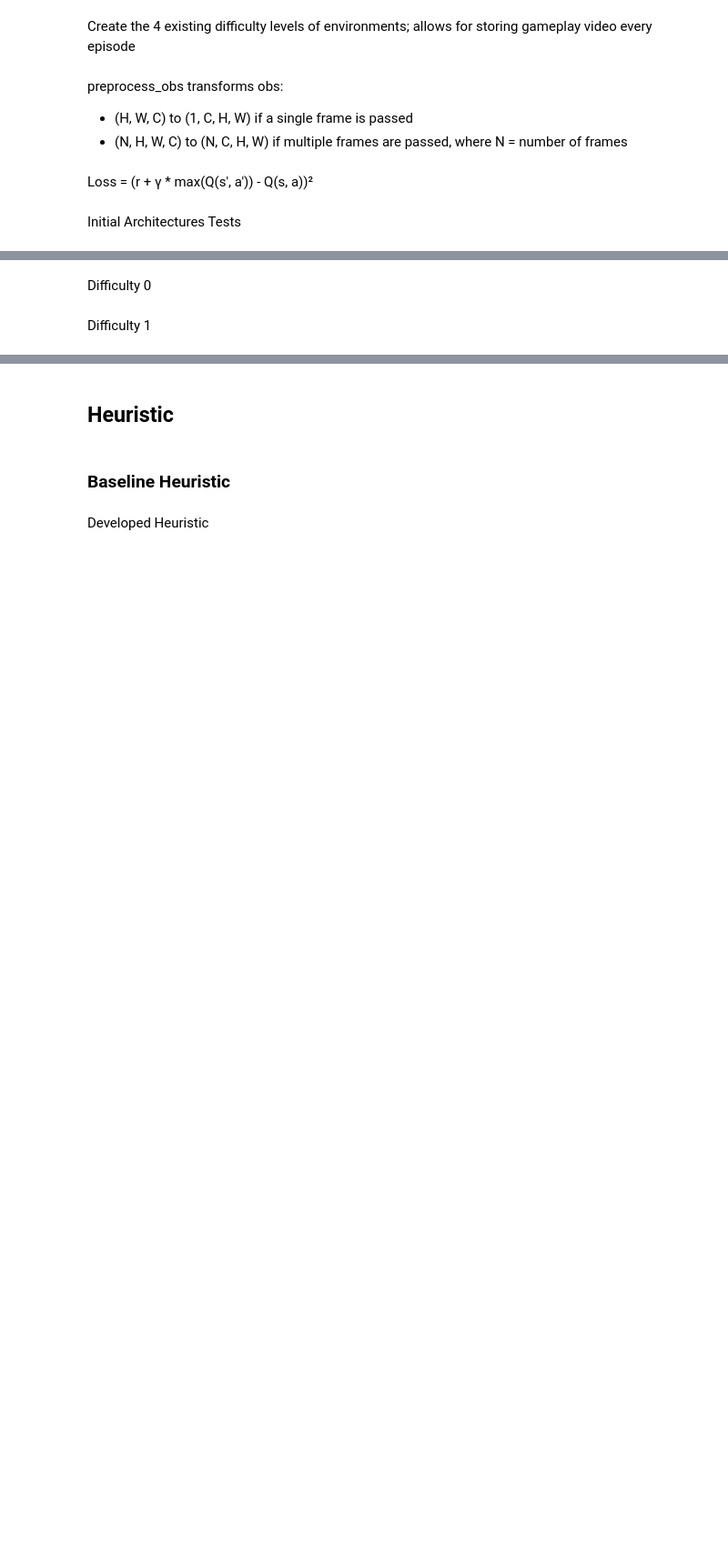
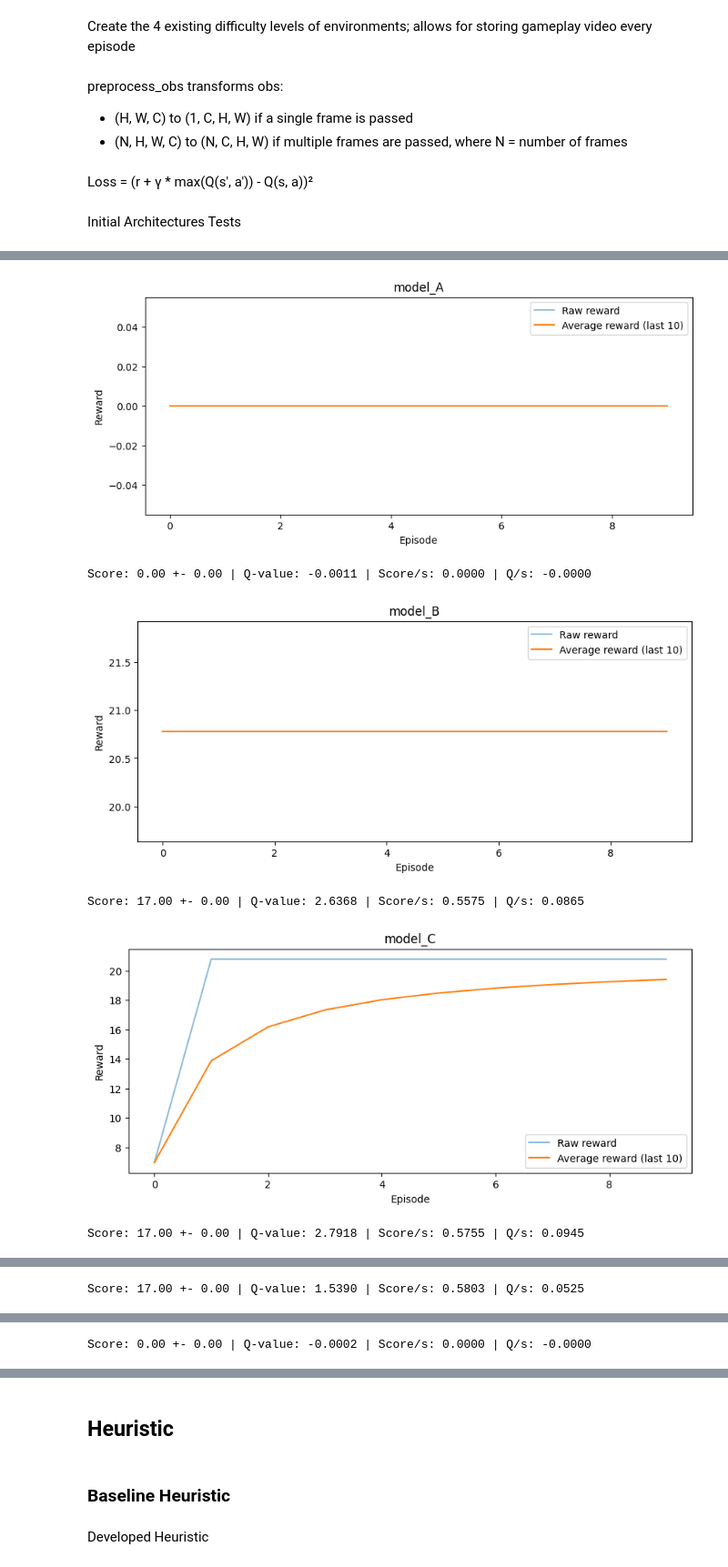
Before and after one commit to rarosilva/DL_Proj2, a Jupyter notebook: tasks/task1.ipynb, the cells around one changed output, grey strips where cells are left out. Shown at 91% size. Drawn from its saved outputs; the diff is of its cells as text; code cells hidden in the pictures; blank space fills up the shorter version.

```diff
--- a/tasks/task1.ipynb
+++ b/tasks/task1.ipynb
@@ -224,18 +210,33 @@ Results
-# %% [markdown]
-Difficulty 0
-# %%
-for gamma in [0.99, 0.95]:
-  for n_frames in [4, 2, 1]:
-    for lr in [1e-3, 1e-4, 1e-5]:
-      dqn = DQN(n_actions=2, n_frames=n_frames).to(device)
-      optimizer = optim.Adam(dqn.parameters(), lr=LR)
-      train(dqn, optimizer, n_episodes=100, difficulty=0, gamma=gamma, n_frames=n_frames, name=f"model_diff=0_gamma={gamma}_n_frames={n_frames}_gamma={gamma}_lr={lr}")
-# %% [markdown]
-Difficulty 1
-# %%
-for gamma in [0.99, 0.95, 0.90]:
-  for n_frames in [4, 2, 1]:
-    for lr in [1e-3, 1e-4, 1e-5]:
-      dqn = DQN(n_actions=2, n_frames=n_frames).to(device)
-      optimizer = optim.Adam(dqn.parameters(), lr=LR)
-      train(dqn, optimizer, n_episodes=100, difficulty=1, gamma=gamma, n_frames=n_frames, name=f"model_diff=1_gamma={gamma}_n_frames={n_frames}_gamma={gamma}_lr={lr}")
+# %%
+models = {
+    "model_A": DQN(n_frames=1, dropout=0.0).to(device),
+    "model_B": DQN(n_frames=1, dropout=0.0).to(device),
+    "model_C": DQN(n_frames=1, dropout=0.1).to(device),
+    "model_D": DQN(n_frames=1, dropout=0.3).to(device),
+    "model_E": BiggerDQN(n_frames=1),
+    "model_F": BiggerDQN(n_frames=1)
+}
+
+optimizers = {
+    "model_A": optim.Adam(models["model_A"].parameters(), lr=LR),
+    "model_B": optim.RMSprop(models["model_B"].parameters(), lr=LR, alpha=0.99, eps=1e-8),
+    "model_C": optim.RMSprop(models["model_C"].parameters(), lr=LR, alpha=0.99, eps=1e-8),
+    "model_D": optim.RMSprop(models["model_D"].parameters(), lr=LR, alpha=0.99, eps=1e-8),
+    "model_E": optim.Adam(models["model_E"].parameters(), lr=LR),
+    "model_F": optim.RMSprop(models["model_F"].parameters(), lr=LR, alpha=0.99, eps=1e-8),
+}
+# %%
+for model_name, model in models.items():
+    optimizer = optimizers[model_name]
+
+    start = time.time()
+    train(envs["difficulty_0"], model, optimizer, n_episodes=10, gamma=0.99, n_frames=1, name=model_name)
+    mean_score, std_score, mean_q, score_per_t, q_per_t = evaluate(envs["difficulty_0"], model, 1, time.time() - start)
+    print(f"Score: {mean_score:.2f} +- {std_score:.2f} | Q-value: {mean_q:.4f} | Score/s: {score_per_t:.4f} | Q/s: {q_per_t:.4f}")
+# %% [output]
+[figure, added]
+Score: 0.00 +- 0.00 | Q-value: -0.0011 | Score/s: 0.0000 | Q/s: -0.0000
+[figure, added]
+Score: 17.00 +- 0.00 | Q-value: 2.6368 | Score/s: 0.5575 | Q/s: 0.0865
+[figure, added]
+Score: 17.00 +- 0.00 | Q-value: 2.7918 | Score/s: 0.5755 | Q/s: 0.0945
@@ -241,0 +244 @@ for gamma in [0.99, 0.95, 0.90]:
+Score: 17.00 +- 0.00 | Q-value: 1.5390 | Score/s: 0.5803 | Q/s: 0.0525
@@ -241,0 +246 @@ for gamma in [0.99, 0.95, 0.90]:
+Score: 0.00 +- 0.00 | Q-value: -0.0002 | Score/s: 0.0000 | Q/s: -0.0000
```
Also changed, not shown: parts of 24 cells of this notebook.
